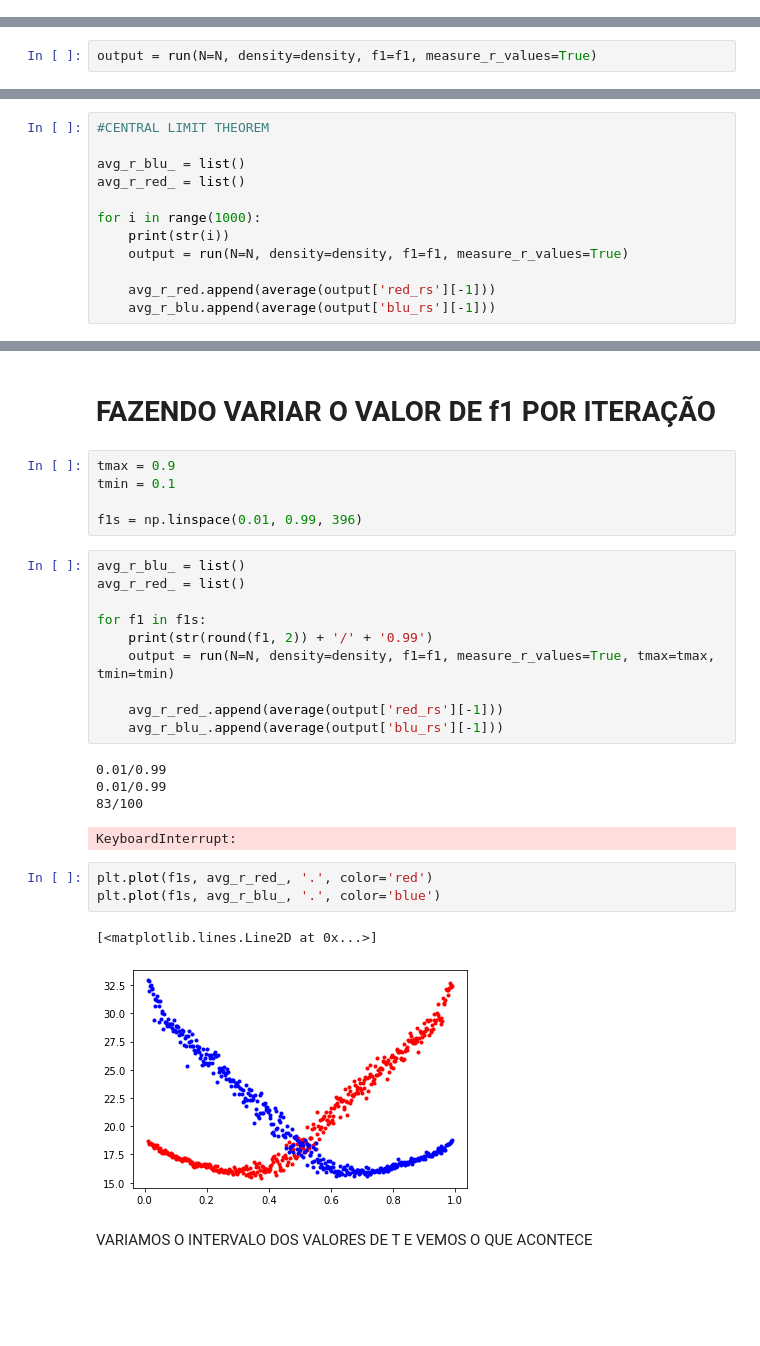
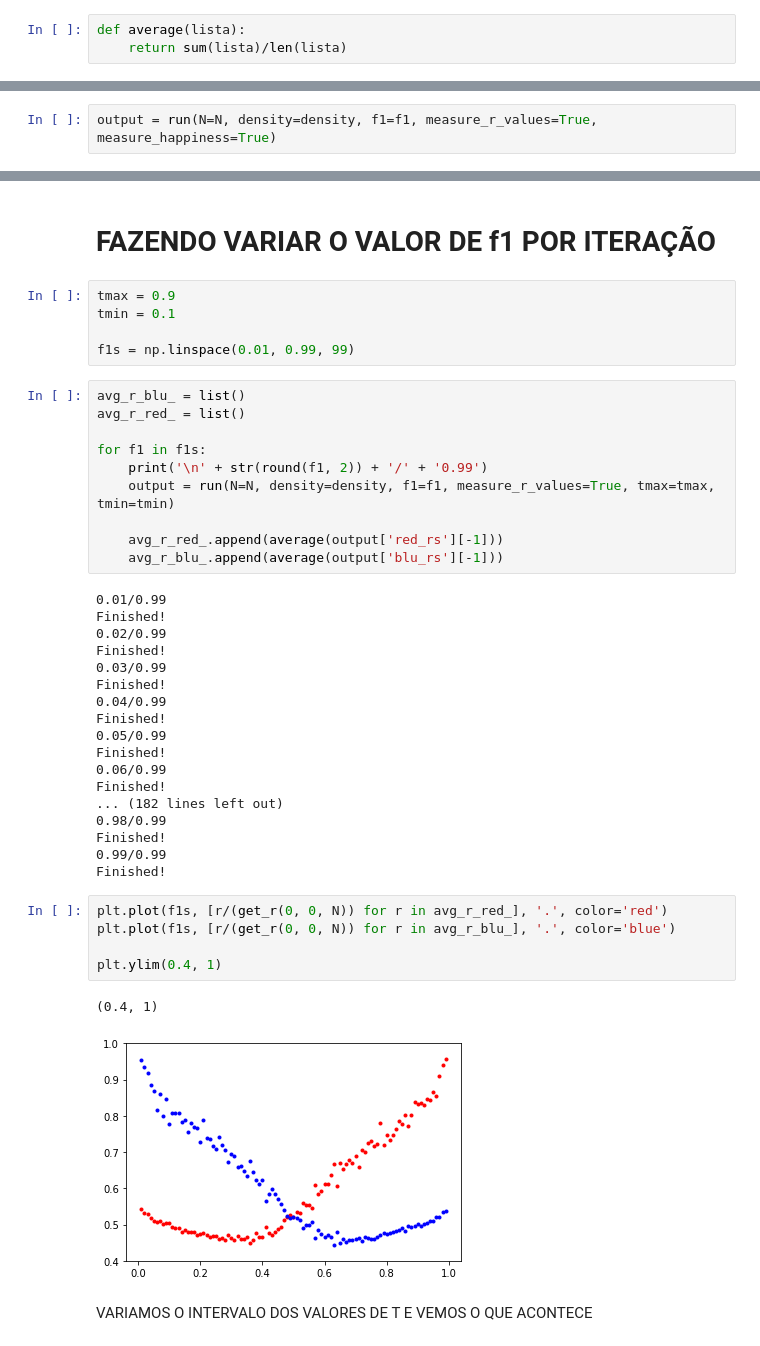
Before and after one commit to AthomsG/Schelling_Model_Central_Tolerance, a Jupyter notebook: Projeto/Schelling Model/Schelling.ipynb, the cells around one changed output, grey strips where cells are left out. Saved outputs shown, nothing was run; the diff lists cells and outputs as text; blank space fills up the shorter version.

```diff
--- a/Projeto/Schelling Model/Schelling.ipynb
+++ b/Projeto/Schelling Model/Schelling.ipynb
@@ -10,3 +10,6 @@ from functions import make_matrix, get_tol_matrix, iteration, dis_algo, print_ma
+# %%
+def average(lista):
+    return sum(lista)/len(lista)
 # %% [markdown]
 Define system conditions
 # %%
@@ -16,6 +19,6 @@ f1      = 0.5 # STARTING POPULATION PERCENTAGE FOR RED POPULATION
 tmin    = 0.1 # MINIMUM TOLERANCE (BORDER CONDITION ON MAXIMUM R VALUE)
 tmax    = 0.9 # MAXIMUM TOLERANCE (BORDER CONDITION ON MINIMUM R VALUE)
 # %%
-output = run(N=N, density=density, f1=f1, measure_r_values=True)
+output = run(N=N, density=density, f1=f1, measure_r_values=True, measure_happiness=True)
 # %% [output]
 Finished!
@@ -22,14 +29,2 @@ Finished!
 # %% [markdown]
 # QUANDO NÃO HÁ MINORIA
-# %%
-#CENTRAL LIMIT THEOREM
-
-avg_r_blu_ = list()
-avg_r_red_ = list()
-
-for i in range(1000):
-    print(str(i))
-    output = run(N=N, density=density, f1=f1, measure_r_values=True)
-
-    avg_r_red.append(average(output['red_rs'][-1]))
-    avg_r_blu.append(average(output['blu_rs'][-1]))
@@ -76,28 +51,43 @@ save_data(data, 'TLC_50_50.txt')
 tmax = 0.9
 tmin = 0.1
 
-f1s = np.linspace(0.01, 0.99, 396)
+f1s = np.linspace(0.01, 0.99, 99)
 # %%
 avg_r_blu_ = list()
 avg_r_red_ = list()
 
 for f1 in f1s:
-    print(str(round(f1, 2)) + '/' + '0.99')
+    print('\n' + str(round(f1, 2)) + '/' + '0.99')
     output = run(N=N, density=density, f1=f1, measure_r_values=True, tmax=tmax, tmin=tmin)
 
     avg_r_red_.append(average(output['red_rs'][-1]))
     avg_r_blu_.append(average(output['blu_rs'][-1]))
 # %% [output]
 0.01/0.99
-0.01/0.99
-83/100
+Finished!
+0.02/0.99
+Finished!
+0.03/0.99
+Finished!
+0.04/0.99
+Finished!
+0.05/0.99
+Finished!
+0.06/0.99
+Finished!
+... (182 lines left out)
+0.98/0.99
+Finished!
+0.99/0.99
+Finished!
-KeyboardInterrupt:
 # %%
-plt.plot(f1s, avg_r_red_, '.', color='red')
-plt.plot(f1s, avg_r_blu_, '.', color='blue')
+plt.plot(f1s, [r/(get_r(0, 0, N)) for r in avg_r_red_], '.', color='red')
+plt.plot(f1s, [r/(get_r(0, 0, N)) for r in avg_r_blu_], '.', color='blue')
+
+plt.ylim(0.4, 1)
 # %% [output]
-[<matplotlib.lines.Line2D at 0x...>]
+(0.4, 1)
-[figure, old version]
+[figure, new version]
 # %% [markdown]
 VARIAMOS O INTERVALO DOS VALORES DE T E VEMOS O QUE ACONTECE
 # %%
```
Also changed, not shown: parts of 7 cells of this notebook.
